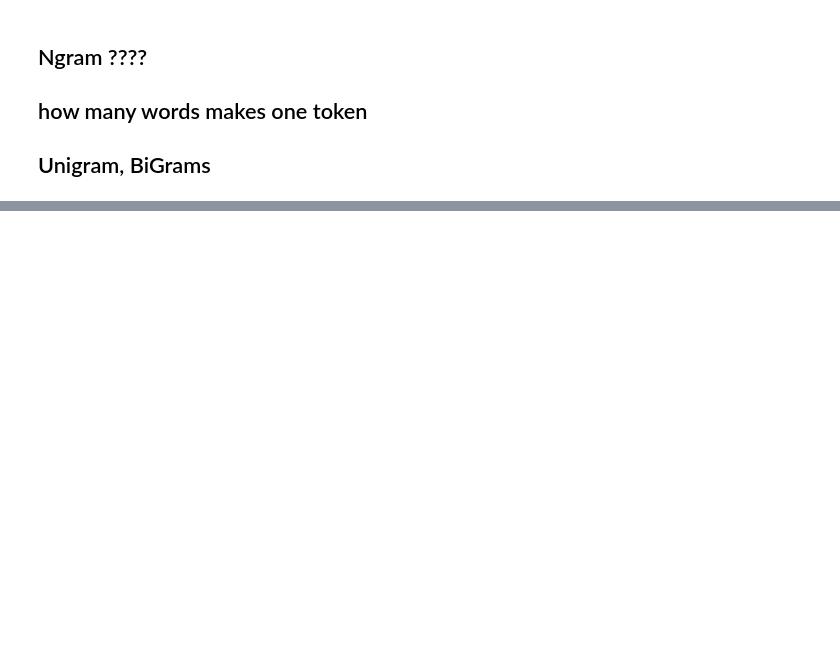
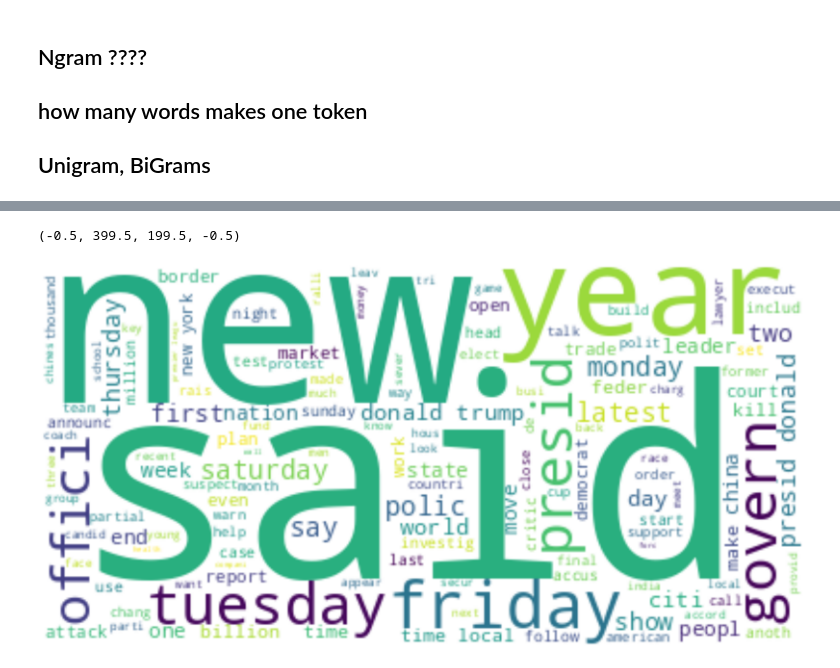
Before and after one commit to OgGaurja/April_BootCamp_Text_Mining, a Jupyter notebook: gaurja_text_mining.ipynb, the cells around one changed output, grey strips where cells are left out. Saved outputs shown, nothing was run; the diff lists cells and outputs as text; code cells hidden in the pictures; blank space fills up the shorter version.

Commit message:
made wordcloud

```diff
--- a/gaurja_text_mining.ipynb
+++ b/gaurja_text_mining.ipynb
@@ -197,0 +206,9 @@ NameError: name 'WordCloud' is not defined
+# %%
+wordcloud = WordCloud(background_color="white")
+wordcloud = wordcloud.generate(" ".join(df_array))
+plt.figure(figsize= (27,20)) # Plot the cloud using matplotlib
+plt.imshow(wordcloud, interpolation="bilinear")
+plt.axis("off")
+# %% [output]
+(-0.5, 399.5, 199.5, -0.5)
+[figure, added]
```
Also changed, not shown: parts of 4 cells of this notebook.
